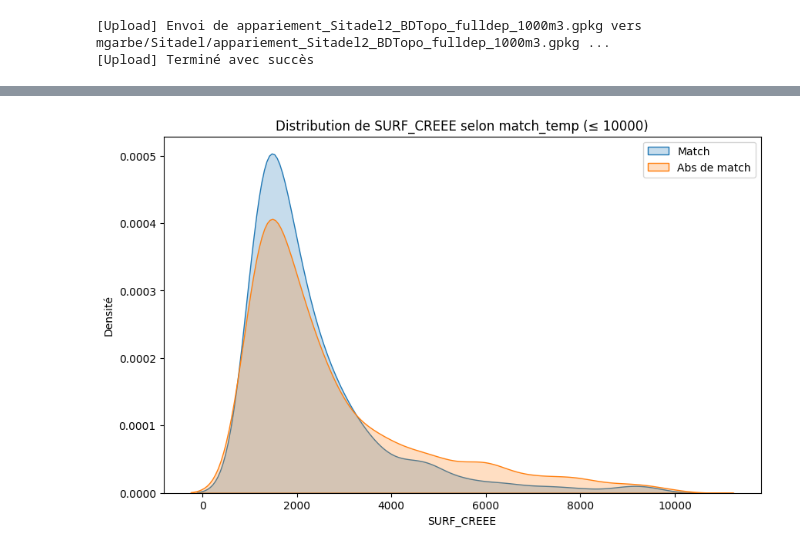
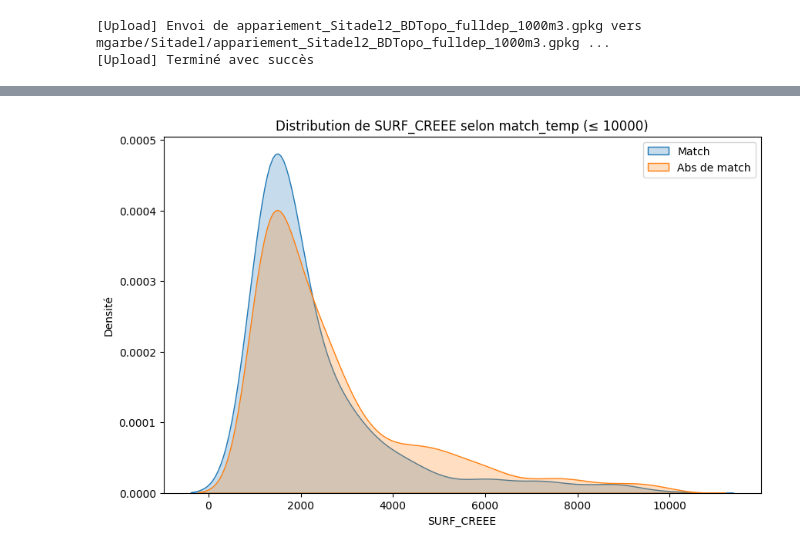
Before and after one commit to xdalp/projet3A, a Jupyter notebook: appariement_Sitadel_BDTopo.ipynb, the cells around one changed output, grey strips where cells are left out. Saved outputs shown, nothing was run; the diff lists cells and outputs as text; code cells hidden in the pictures.

Commit message:
Appariement tuojours en cours

```diff
--- a/appariement_Sitadel_BDTopo.ipynb
+++ b/appariement_Sitadel_BDTopo.ipynb
@@ -61,5 +61,9 @@ gdf=load_gpkg("BDTOPO/BDTOPO_BATI_merge_dep_all_1000m3.gpkg")
 # %% [output]
 Téléchargement depuis mgarbe/BDTOPO/BDTOPO_BATI_merge_dep_all_1000m3.gpkg ...
 Chargement réussi (4120762 lignes)
+# %%
+#meilleure estimmation de l'apparition du bati
+gdf["DATE_CREAT"] = pd.to_datetime(gdf["DATE_CREAT"], errors="coerce").dt.year.astype('Int64')
+gdf["Apparition_BDTopo"] = gdf[["Annee", "DATE_CREAT"]].min(axis=1)
 # %% [markdown]
 # Initialisation des temp pour appariement
@@ -68,10 +129,10 @@ seuil_dep=21
 # %%
-from appariement_Sitadel_BDTopo_fonctions import nouveaux_batiments
-temp_BDTopo=nouveaux_batiments(gdf[gdf["Dep"]<seuil_dep])
+#from appariement_Sitadel_BDTopo_fonctions import nouveaux_batiments
+#temp_BDTopo=nouveaux_batiments(gdf[gdf["Dep"]<seuil_dep])
 
 # Créer la colonne Apparition_BDTopo : max entre Annee et DATE_CREAT, en ignorant les NaN
-temp_BDTopo["DATE_CREAT"] = pd.to_datetime(temp_BDTopo["DATE_CREAT"], errors="coerce").dt.year
-temp_BDTopo["Apparition_BDTopo"] = pd.concat([temp_BDTopo["Annee"], annee_date_creat], axis=1).max(axis=1)
+#temp_BDTopo["DATE_CREAT"] = pd.to_datetime(temp_BDTopo["DATE_CREAT"], errors="coerce").dt.year
+#temp_BDTopo["Apparition_BDTopo"] = pd.concat([temp_BDTopo["Annee"], annee_date_creat], axis=1).max(axis=1)
 # %% [output]
 Traitement du dep 19, année 2025 ; jusqu'ici 13915 nouveaux bâtiments detectés
 # %%
@@ -86,3 +147,5 @@ temp_sit=df1000[df1000["DEP_CODE"]<seuil_dep]
+# %%
+temp_sit=df1000.copy()
 # %%
 temp_sit['SURF_CREEE'] = temp_sit[['SURF_IND_CREEE', 'SURF_ENT_CREEE', 'SURF_COM_CREEE']].sum(axis=1)
 temp_sit = temp_sit[[
@@ -320,20 +416,21 @@ temp_sit[temp_sit["match_temp"]>0].head(1)
 # %%
 import matplotlib.pyplot as plt
 import seaborn as sns
+ann=2022
 
 # Filtrer SURF_CREEE <= 5000
-matched = temp_sit[temp_sit["match_temp"].notna() & (temp_sit["match_temp"] >= 0) & (temp_sit["SURF_CREEE"] <= 10000)]
-unmatched = temp_sit[(temp_sit["match_temp"].isna() | (temp_sit["match_temp"] < 0)) & (temp_sit["SURF_CREEE"] <= 10000)]
+matched = temp_sit[temp_sit["match_temp"].notna() & (temp_sit["match_temp"] >= 0) & (temp_sit["SURF_CREEE"] <= 10000) & (temp_sit["ANNEE_REELLE_AUTORISATION"]==ann)]
+unmatched = temp_sit[(temp_sit["match_temp"].isna() | (temp_sit["match_temp"] < 0)) & (temp_sit["SURF_CREEE"] <= 10000) & (temp_sit["ANNEE_REELLE_AUTORISATION"]==ann)]
 
 plt.figure(figsize=(10,6))
 
 sns.kdeplot(matched["SURF_CREEE"].dropna(), label="Match", fill=True)
 sns.kdeplot(unmatched["SURF_CREEE"].dropna(), label="Abs de match", fill=True)
 
 plt.xlabel("SURF_CREEE")
 plt.ylabel("Densité")
 plt.title("Distribution de SURF_CREEE selon match_temp (≤ 10000)")
 plt.legend()
 plt.show()
 # %% [output]
-[figure, old version]
+[figure, new version]
```
Also changed, not shown: parts of 19 cells of this notebook, 4 other files.
